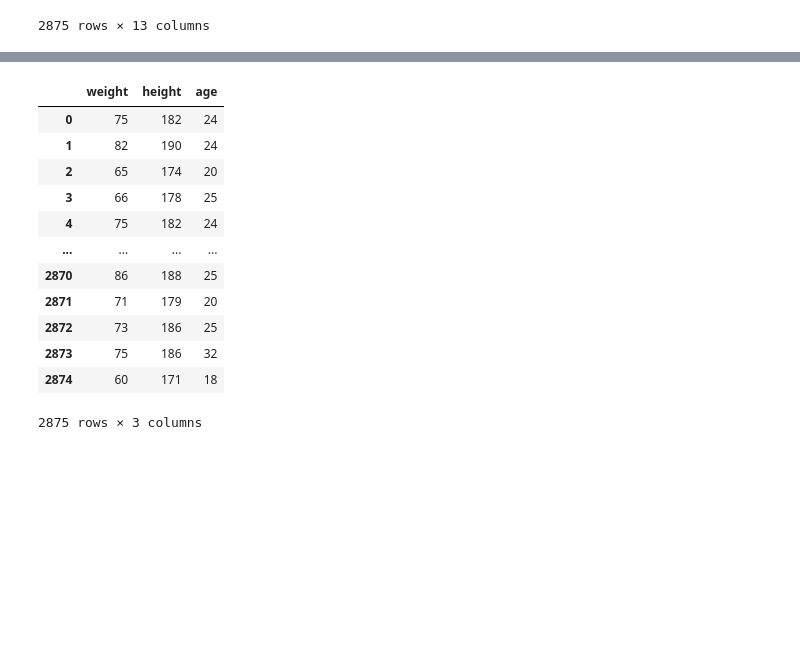
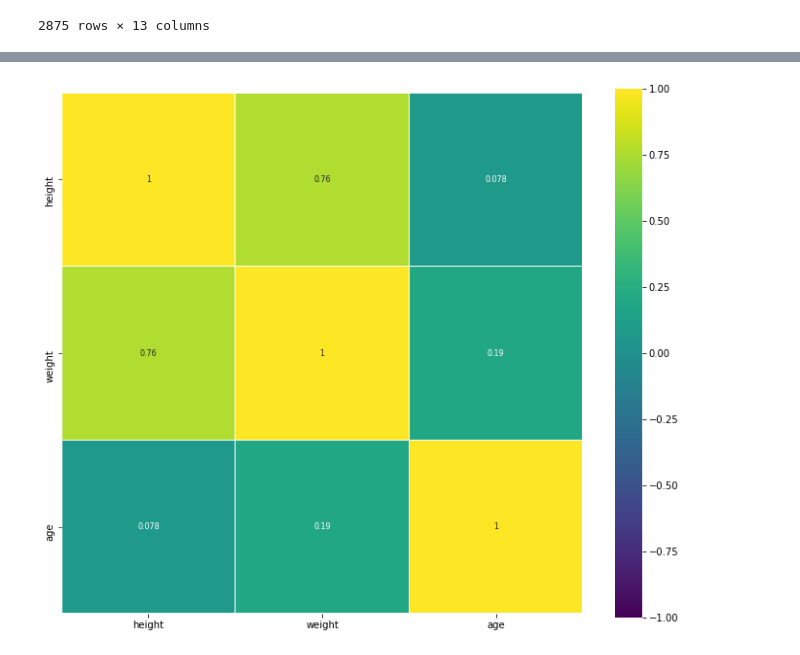
Before and after one commit to biniyamYohannes/fbref-EDA, a Jupyter notebook: player_eda.ipynb, the cells around one changed output, grey strips where cells are left out. Cells and saved outputs as stored; diff of their text form; code cells hidden in the pictures; blank space fills up the shorter version.

```diff
--- a/player_eda.ipynb
+++ b/player_eda.ipynb
@@ -99,16 +88,9 @@ Age mean: 25
 # %%
-df_info[['weight', 'height', 'age']].dropna()
+# Correlation plot test
+corr = df_info_num.corr()
+plt.figure(figsize=(12,10))
+
+sns.heatmap(corr, cmap='viridis', vmax=1.0, vmin=-1.0, linewidths=0.1,
+            annot=True, annot_kws={"size": 8}, square=True);
 # %% [output]
-|  | weight | height | age |
-| 0 | 75 | 182 | 24 |
-| 1 | 82 | 190 | 24 |
-| 2 | 65 | 174 | 20 |
-| 3 | 66 | 178 | 25 |
-| 4 | 75 | 182 | 24 |
-| ... | ... | ... | ... |
-| 2870 | 86 | 188 | 25 |
-| 2871 | 71 | 179 | 20 |
-| 2872 | 73 | 186 | 25 |
-| 2873 | 75 | 186 | 32 |
-| 2874 | 60 | 171 | 18 |
-2875 rows × 3 columns
+[figure, added]
```
Also changed, not shown: parts of 10 cells of this notebook.
